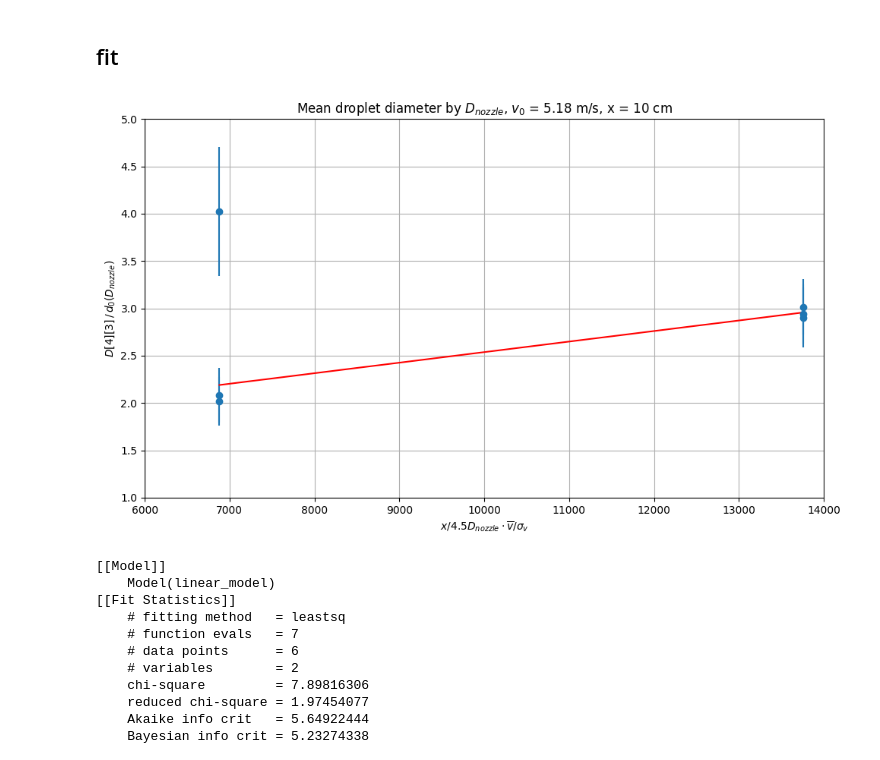
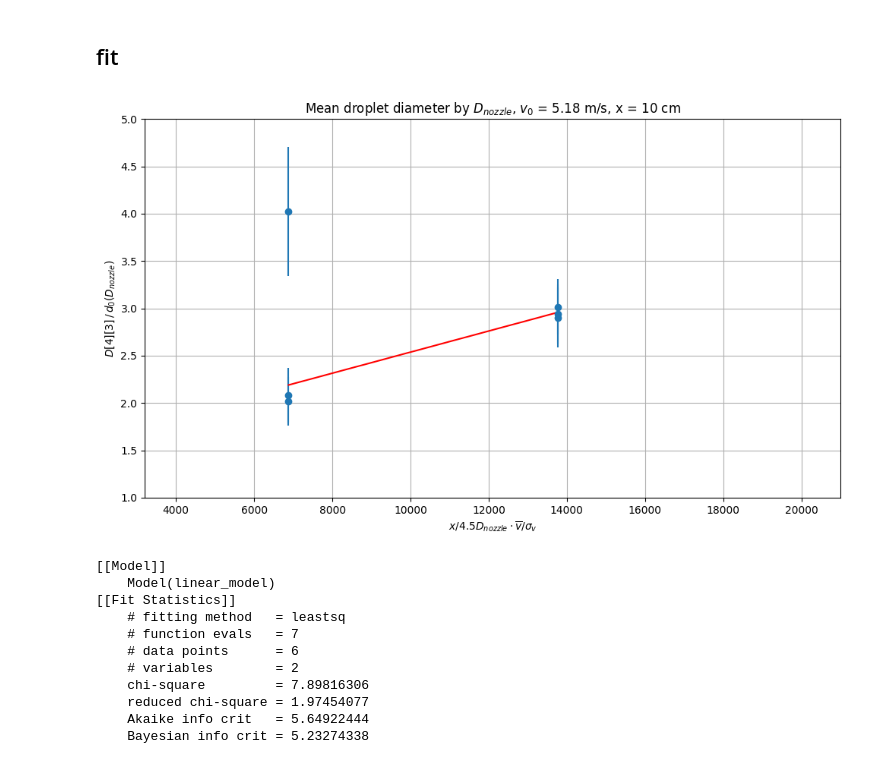
Before and after one commit to Trystan-Git/PNS-group-23--Dynamics-of-coalescence-events-in-spray-clouds, a Jupyter notebook: Data analysis/On data from June 10/measurements with nozzles (2).ipynb, the cells around one changed output. Cells and saved outputs as stored; diff of their text form; code cells hidden in the pictures.

```diff
--- a/Data analysis/On data from June 10/measurements with nozzles (2).ipynb
+++ b/Data analysis/On data from June 10/measurements with nozzles (2).ipynb
@@ -73,32 +73,32 @@ fit_result = fit_model.fit(
 # %%
 x = np.array(normalised_x)
 
 idx = np.argsort(x)
 x_sorted = x[idx]
 
 y_sorted_fit = fit_result.eval(x=x_sorted)
 
 plt.figure(figsize=(10,6))
 
 plt.errorbar(normalised_x, a_diam,
              xerr=err_noz_ID,
              yerr=a_err_mean_diam,
              fmt='o')
 
 plt.plot(x_sorted, y_sorted_fit, 'r-')
 
 plt.xlabel(r"$ x / 4.5D_{nozzle} \cdot \overline{v} / \sigma_v$")
 plt.title(r"Mean droplet diameter by $D_{nozzle}$, $v_0$ = 5.18 m/s, x = 10 cm")
 plt.ylabel(r"$D[4][3]\,/\,d_0(D_{nozzle})$")
 
-plt.xlim(6000,14000)
+plt.xlim(3200,21000)
 plt.ylim(1,5)
 plt.grid(True)
 plt.tight_layout()
 
 plt.show()
 # %% [output]
-[figure, old version]
+[figure, new version]
 # %%
 print(fit_result.fit_report())
 # %% [output]
```
Also changed, not shown: 2 other files.
